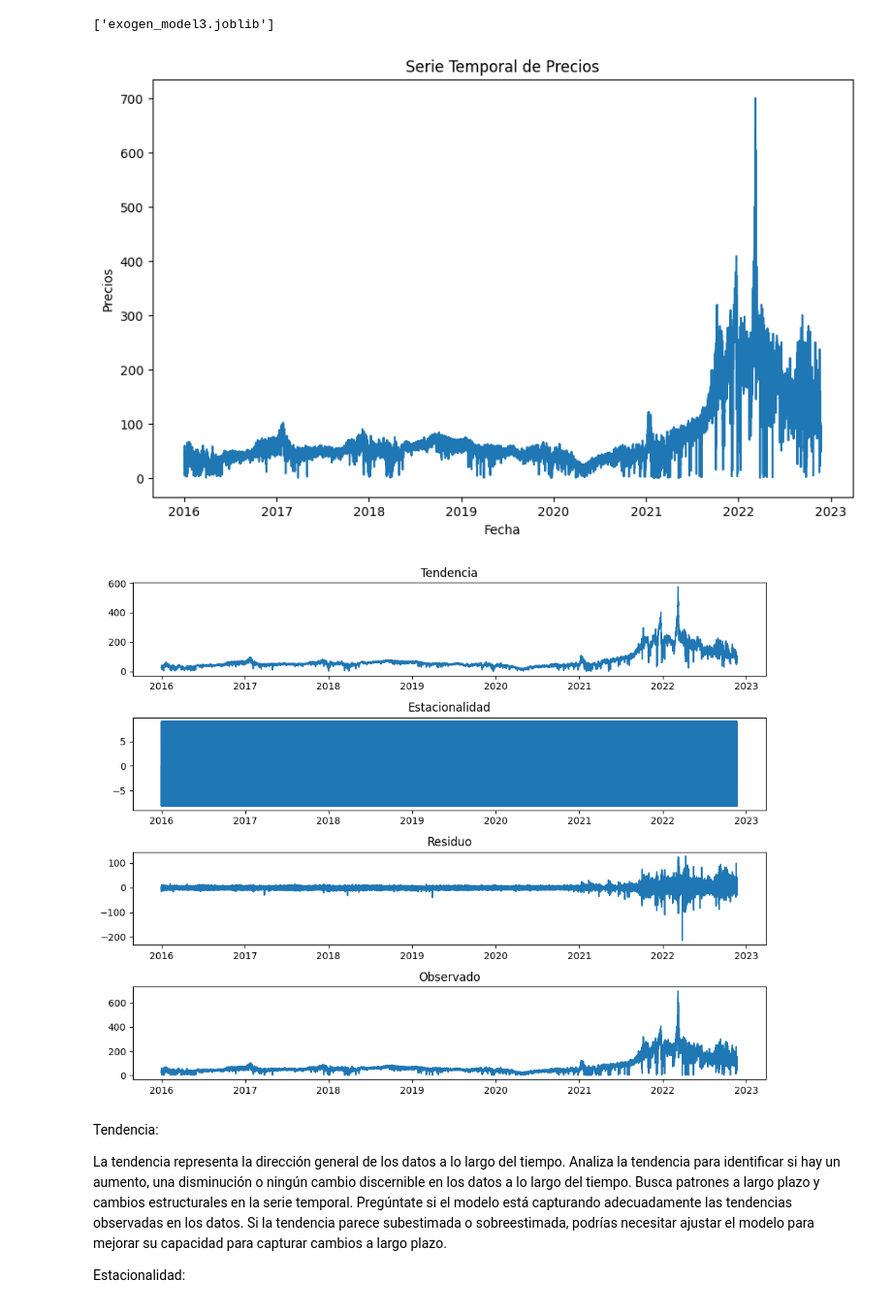
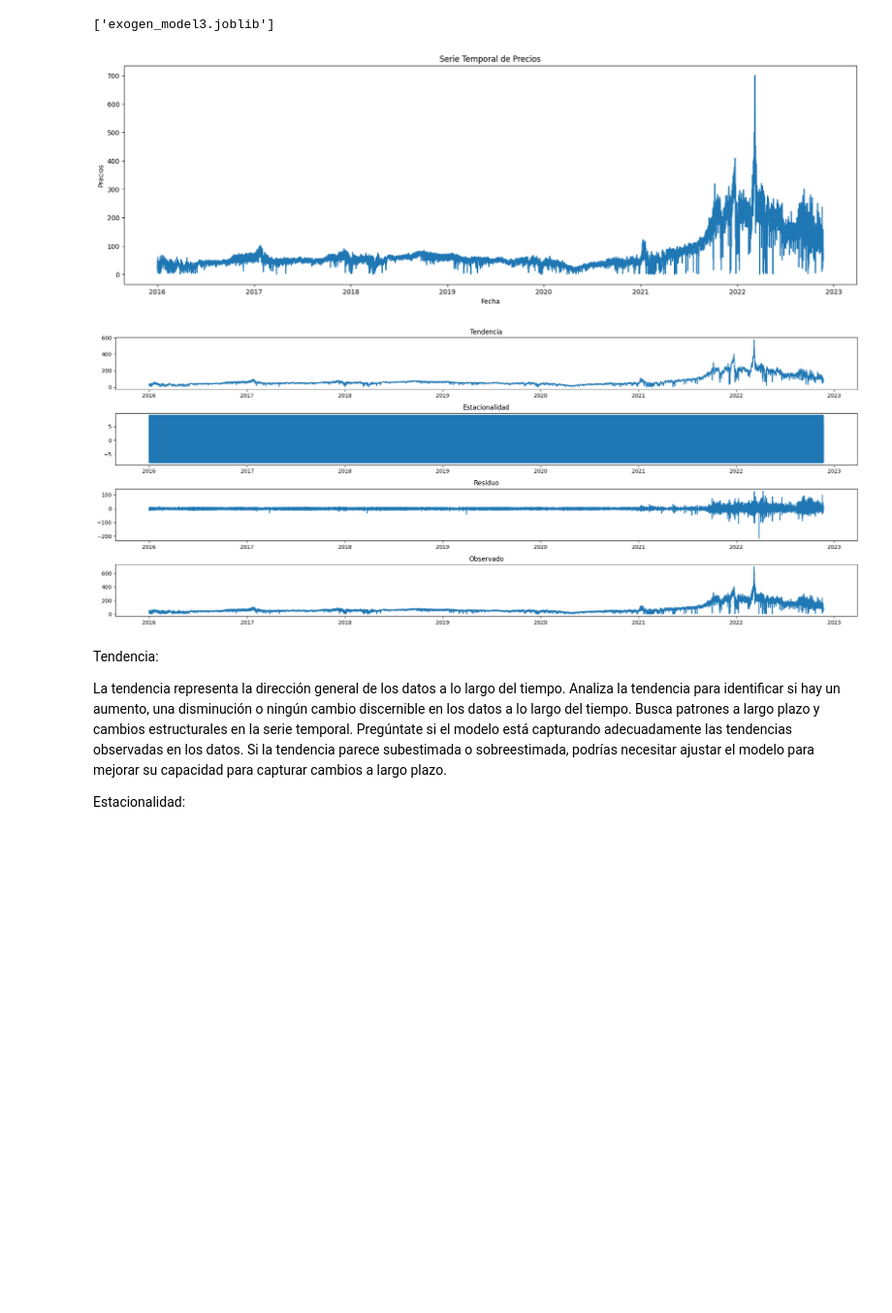
Before and after one commit to LauraGSanchz/PROYECTO_ML, a Jupyter notebook: ml_project/src/notebooks/serie_temporal.ipynb, the cells around one changed output. Shown at 97% size. Cells and saved outputs as stored; diff of their text form; code cells hidden in the pictures; blank space fills up the shorter version.

```diff
--- a/ml_project/src/notebooks/serie_temporal.ipynb
+++ b/ml_project/src/notebooks/serie_temporal.ipynb
@@ -757,40 +763,40 @@ dump(forecaster, 'exogen_model3.joblib')
 from statsmodels.tsa.seasonal import seasonal_decompose
 import matplotlib.pyplot as plt
 # Visualización de la serie temporal
-plt.figure(figsize=(10, 6))
+plt.figure(figsize=(20, 6))
 plt.plot(x_train['Precios'])
 plt.title('Serie Temporal de Precios')
 plt.xlabel('Fecha')
 plt.ylabel('Precios')
 plt.show()
 
 #  Descomposición de la serie temporal
 decomposition = seasonal_decompose(x_train['Precios'], model='additive', period=12)
 
 # Visualización de los componentes descompuestos
-plt.figure(figsize=(10, 8))
+plt.figure(figsize=(20, 8))
 
 plt.subplot(411)
 plt.plot(decomposition.trend)
 plt.title('Tendencia')
 
 plt.subplot(412)
 plt.plot(decomposition.seasonal)
 plt.title('Estacionalidad')
 
 plt.subplot(413)
 plt.plot(decomposition.resid)
 plt.title('Residuo')
 
 plt.subplot(414)
 plt.plot(decomposition.observed)
 plt.title('Observado')
 
 plt.tight_layout()
 plt.show()
 # %% [output]
-[figure, old version]
+[figure, new version]
-[figure, old version]
+[figure, new version]
 # %% [markdown]
 Tendencia:
 
```
Also changed, not shown: parts of 8 cells of this notebook, 10 other files.
